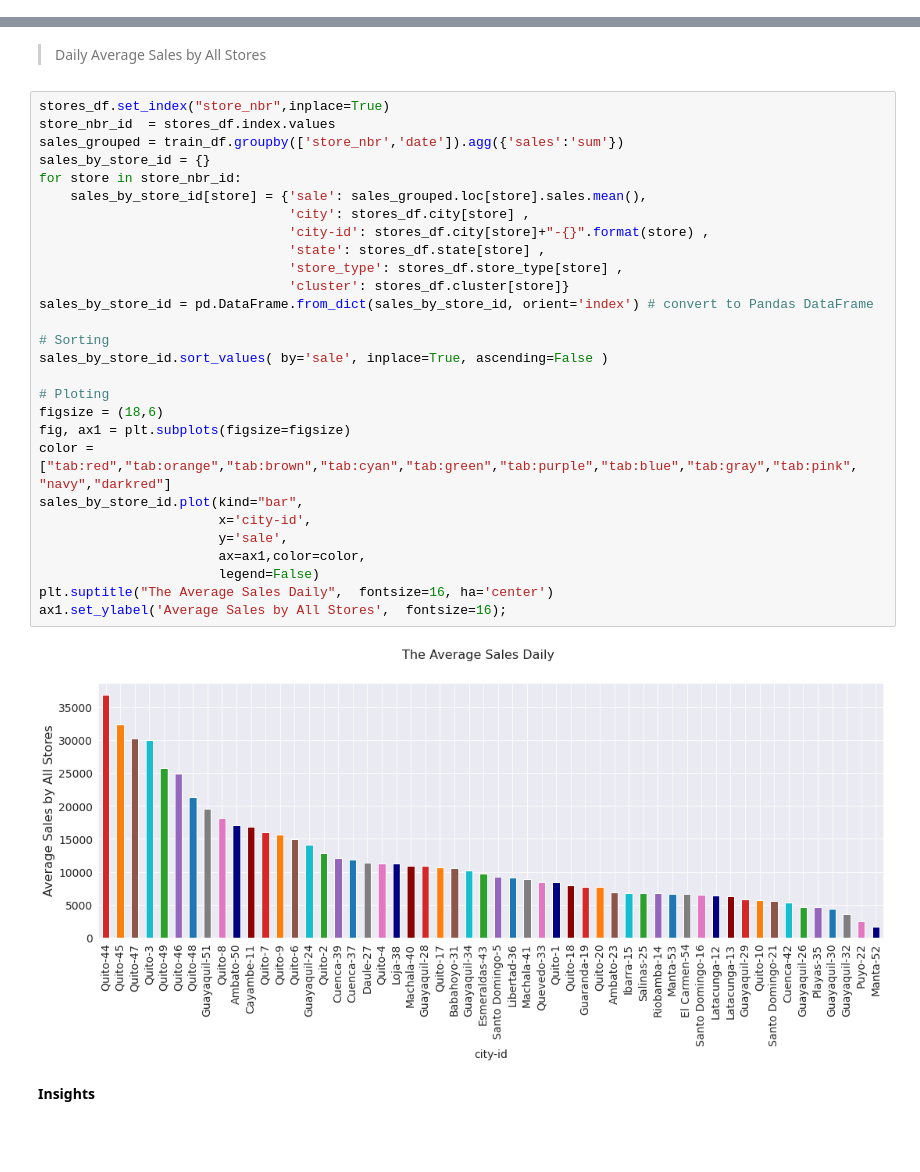
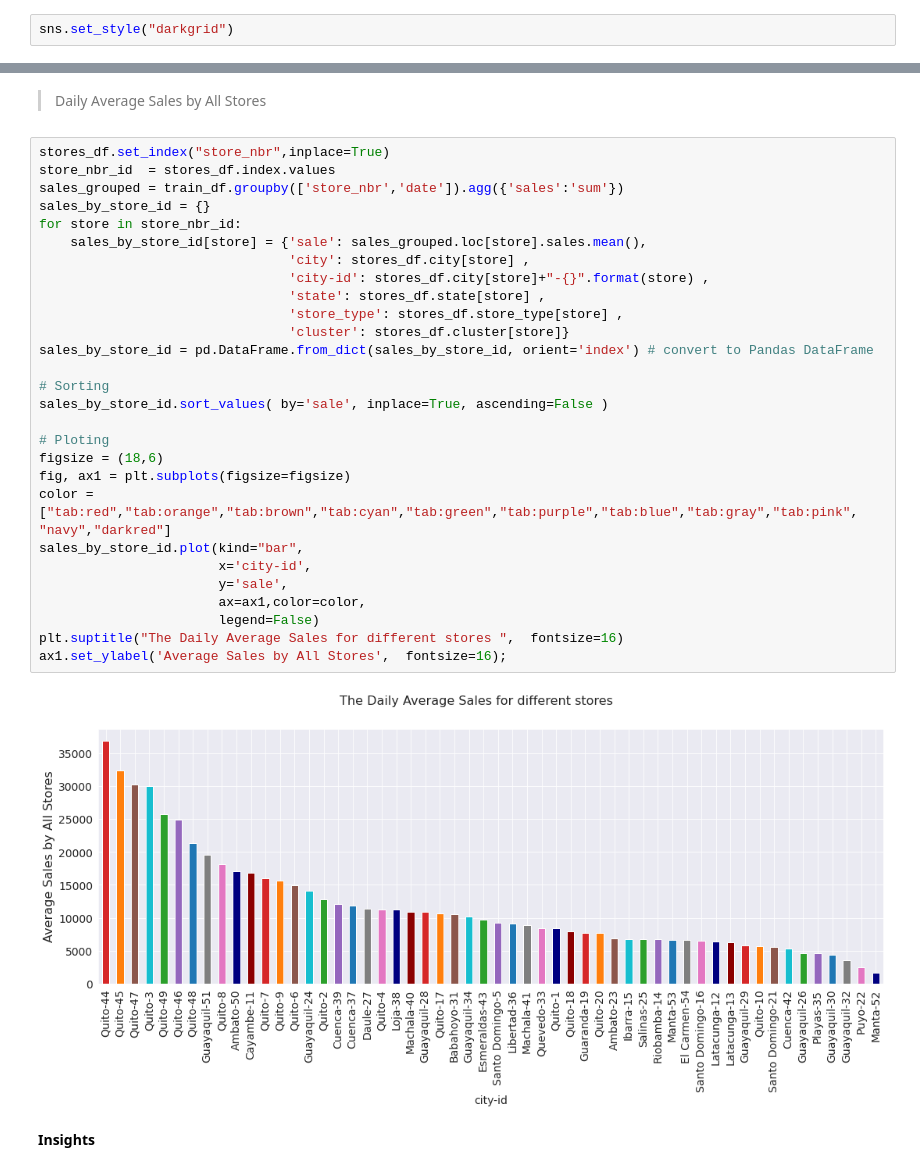
Before and after one commit to vasanthsai26/Corp-favorita-store-sales-Time-Series-Forecasting, a Jupyter notebook: corporacion_favorita_store_sales.ipynb, the cells around one changed output, grey strips where cells are left out. Saved outputs shown, nothing was run; the diff lists cells and outputs as text; blank space fills up the shorter version.

```diff
--- a/corporacion_favorita_store_sales.ipynb
+++ b/corporacion_favorita_store_sales.ipynb
@@ -572,6 +579,8 @@ plt.show();
 - Only 5 States have more than 2 stores. out of 16 states 7 of them have only 1 store in the entire state.
 # %% [markdown]
 > Distribution of Store by StoreType and cluster.
+# %%
+sns.set_style("darkgrid")
 # %%
 store_type_group = stores_df.groupby(by=["cluster","store_type"]).agg({"store_nbr":"count"})
 store_type_group.reset_index(inplace=True)
@@ -604,33 +613,33 @@ fig.show();
 # %%
 stores_df.set_index("store_nbr",inplace=True)
 store_nbr_id  = stores_df.index.values
 sales_grouped = train_df.groupby(['store_nbr','date']).agg({'sales':'sum'})
 sales_by_store_id = {}
 for store in store_nbr_id:
     sales_by_store_id[store] = {'sale': sales_grouped.loc[store].sales.mean(),
                                 'city': stores_df.city[store] ,
                                 'city-id': stores_df.city[store]+"-{}".format(store) ,
                                 'state': stores_df.state[store] ,
                                 'store_type': stores_df.store_type[store] ,
                                 'cluster': stores_df.cluster[store]}
 sales_by_store_id = pd.DataFrame.from_dict(sales_by_store_id, orient='index') # convert to Pandas DataFrame
 
 # Sorting
 sales_by_store_id.sort_values( by='sale', inplace=True, ascending=False )
 
 # Ploting
 figsize = (18,6)
 fig, ax1 = plt.subplots(figsize=figsize)
 color = ["tab:red","tab:orange","tab:brown","tab:cyan","tab:green","tab:purple","tab:blue","tab:gray","tab:pink", "navy","darkred"]
 sales_by_store_id.plot(kind="bar",
                        x='city-id',
                        y='sale',
                        ax=ax1,color=color,
                        legend=False)
-plt.suptitle("The Average Sales Daily",  fontsize=16, ha='center')
+plt.suptitle("The Daily Average Sales for different stores ",  fontsize=16)
 ax1.set_ylabel('Average Sales by All Stores',  fontsize=16);
 # %% [output]
-[figure, old version]
+[figure, new version]
 # %% [markdown]
 **Insights**
 # %% [markdown]
```
Also changed, not shown: parts of 22 cells of this notebook.
